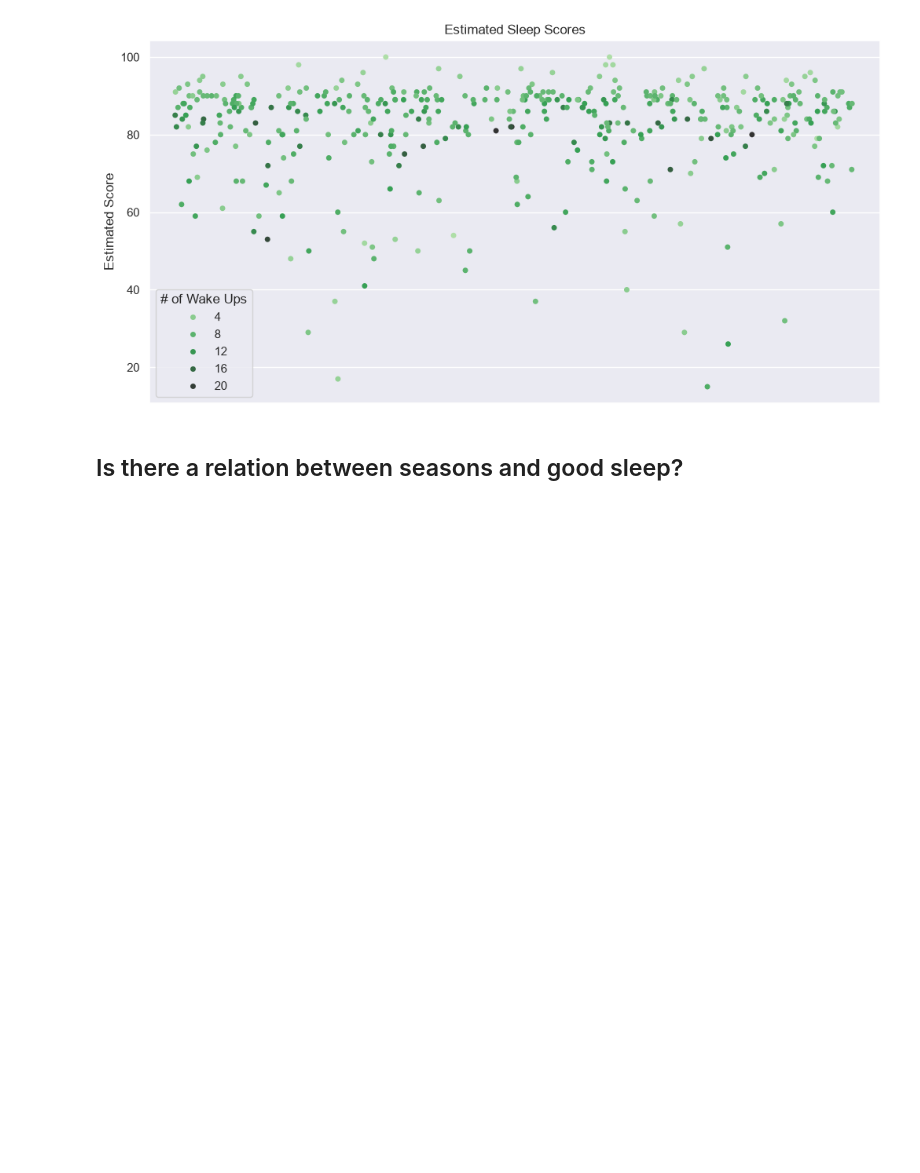
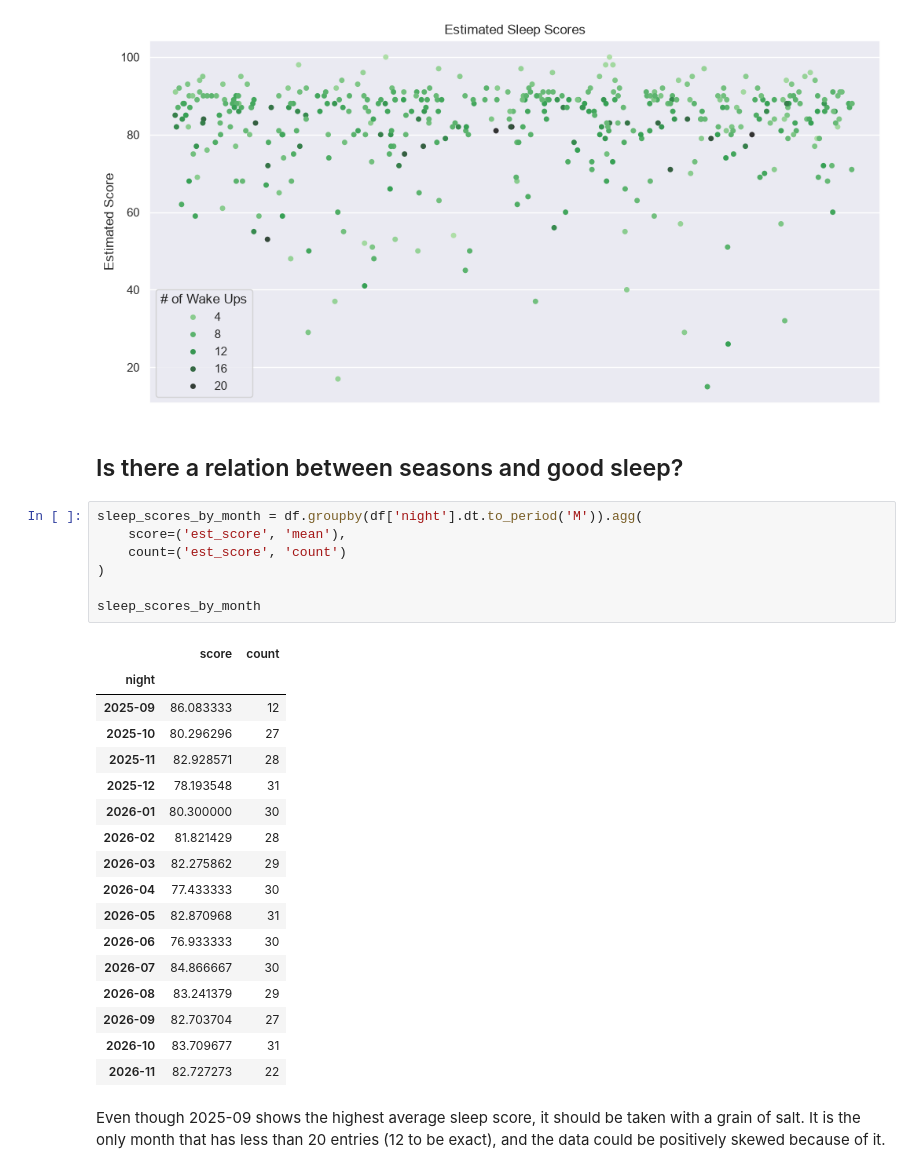
Before and after one commit to DimitarK13/personal-sleep-analysis, a Jupyter notebook: notebooks/03-exploratory-data-analysis.ipynb, the cells around one changed output. Saved outputs shown, nothing was run; the diff lists cells and outputs as text; blank space fills up the shorter version.

```diff
--- a/notebooks/03-exploratory-data-analysis.ipynb
+++ b/notebooks/03-exploratory-data-analysis.ipynb
@@ -26,3 +26,30 @@ plt.show()
 [figure]
 # %% [markdown]
 ## Is there a relation between seasons and good sleep?
+# %%
+sleep_scores_by_month = df.groupby(df['night'].dt.to_period('M')).agg(
+    score=('est_score', 'mean'),
+    count=('est_score', 'count')
+)
+
+sleep_scores_by_month
+# %% [output]
+|  | score | count |
+| night |  |  |
+| 2025-09 | 86.083333 | 12 |
+| 2025-10 | 80.296296 | 27 |
+| 2025-11 | 82.928571 | 28 |
+| 2025-12 | 78.193548 | 31 |
+| 2026-01 | 80.300000 | 30 |
+| 2026-02 | 81.821429 | 28 |
+| 2026-03 | 82.275862 | 29 |
+| 2026-04 | 77.433333 | 30 |
+| 2026-05 | 82.870968 | 31 |
+| 2026-06 | 76.933333 | 30 |
+| 2026-07 | 84.866667 | 30 |
+| 2026-08 | 83.241379 | 29 |
+| 2026-09 | 82.703704 | 27 |
+| 2026-10 | 83.709677 | 31 |
+| 2026-11 | 82.727273 | 22 |
+# %% [markdown]
+Even though 2025-09 shows the highest average sleep score, it should be taken with a grain of salt. It is the only month that has less than 20 entries (12 to be exact), and the data could be positively skewed because of it.
```
Also changed, not shown: parts of 6 cells of this notebook, 2 other files.
